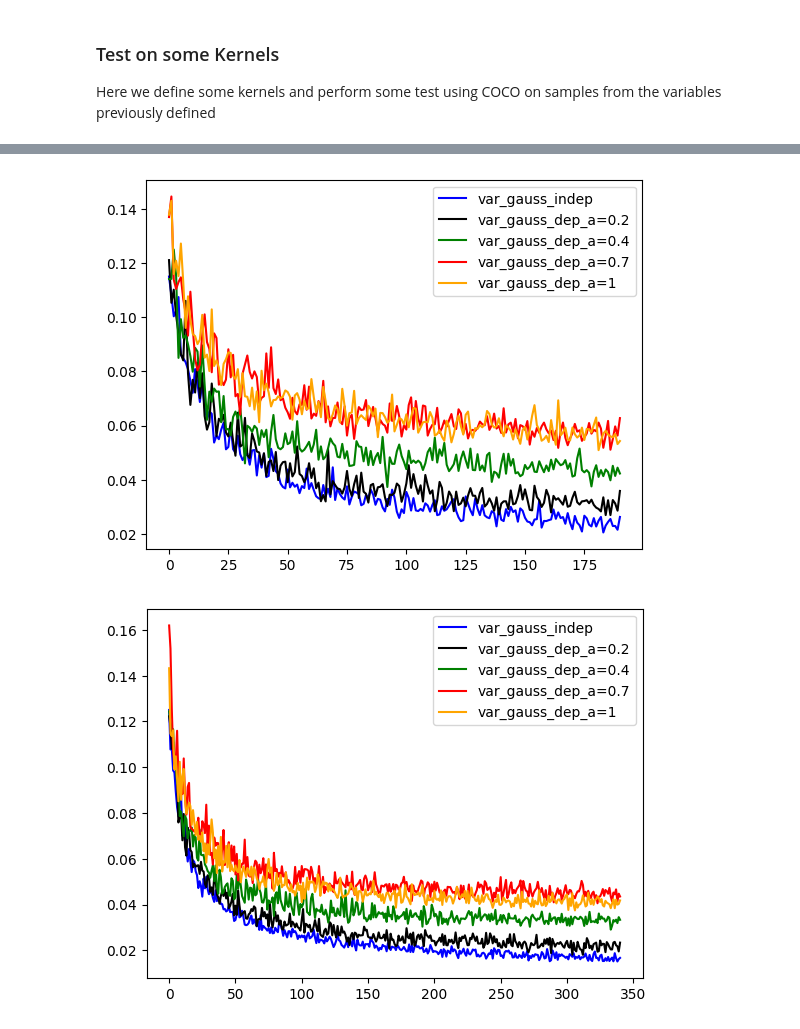
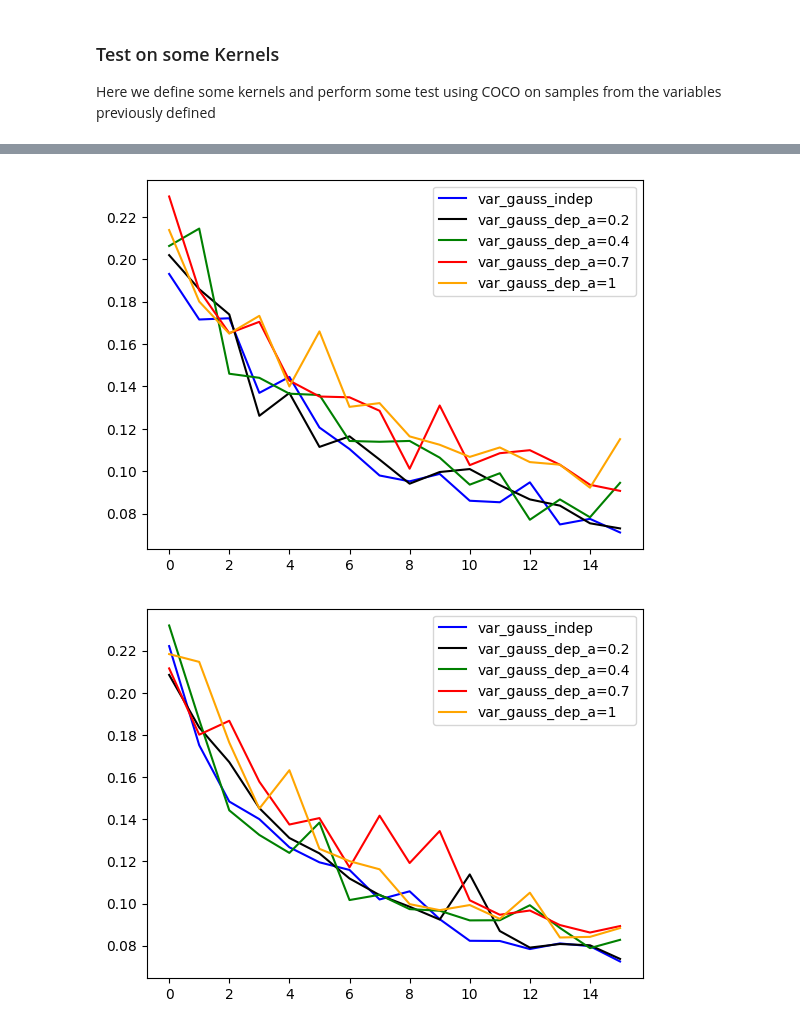
Before and after one commit to Noe-Bosc-Haddad/Gretton-independence-tests, a Jupyter notebook: test-notebooks/COCO_test.ipynb, the cells around one changed output, grey strips where cells are left out. Drawn from its saved outputs; the diff is of its cells as text; code cells hidden in the pictures.

```diff
--- a/test-notebooks/COCO_test.ipynb
+++ b/test-notebooks/COCO_test.ipynb
@@ -102,7 +102,7 @@ def HSIC(k:callable,l:callable,x:np.array,y:np.array):
 Here we define some kernels and perform some test using COCO on samples from the variables previously defined
 # %%
 
-def K_laplacian(x:np.array,y:np.array)->float:
+def K_laplacian(x:np.array,y:np.array,factor:float)->float:
     """This function returns the evaluation of the laplacian kernel on x and y
     Args:
         x : random variable vector
@@ -111,10 +111,13 @@ def K_laplacian(x:np.array,y:np.array)->float:
         k(x,y)
 
     """
-    factor = 1
-    return np.exp(-factor*np.linalg.norm(x-y,1))
 
-def K_gaussian(x:np.array,y:np.array)->float:
+    if type(x)==np.ndarray:
+        return np.exp(-factor*np.linalg.norm(x-y,1))
+    else:
+        return np.exp(-factor*(abs(x-y)))
+
+def K_gaussian(x:np.array,y:np.array,factor:float)->float:
     """This function returns the evaluation of the gaussian kernel on x and y
 
     Args:
@@ -123,11 +126,15 @@ def K_gaussian(x:np.array,y:np.array)->float:
     Returns:
         k(x,y)
     """
-    factor = 1
-    return np.exp(-factor*np.linalg.norm(x-y,2))
+
+    if type(x)==np.ndarray:
+        return np.exp(-factor*np.linalg.norm(x-y,2))
+    else:
+        return np.exp(-factor*((x-y)**2))
 # %%
-Kf = K_gaussian
-Kg = K_gaussian
+factor = 1
+Kf = lambda x,y : K_gaussian(x,y,factor)
+Kg = lambda x,y : K_gaussian(x,y,factor)
 x = X(10)
 y = X(10)
 COCO(Kf,Kg,x,y)
@@ -136,7 +143,7 @@ COCO(Kf,Kg,x,y)
 # %%
 import matplotlib.pyplot as plt
 from tqdm import tqdm
-m = 400
+m = 40
 a= 1
 start_point = 5
 res_indep = np.empty(m-start_point+1)
@@ -168,7 +175,7 @@ KeyboardInterrupt:
 # %%
 import matplotlib.pyplot as plt
 from tqdm import tqdm
-m = 200
+m = 20
 a= 0.2
 a1=0.4
 a2 = 0.7
@@ -213,11 +220,12 @@ plt.plot(res_dep3,color = "orange", label ="var_gauss_dep_a={}".format(a3))
 plt.legend()
 plt.show()
 # %% [output]
-[figure, old version]
+[figure, new version]
 # %%
-m = 350
-Kf = K_gaussian
-Kg = K_laplacian
+m = 20
+factor = 1
+Kf = lambda x,y : K_gaussian(x,y,factor)
+Kg = lambda x,y : K_laplacian(x,y,factor)
 
 import matplotlib.pyplot as plt
 from tqdm import tqdm
@@ -237,33 +245,33 @@ cov[1][2] =  0.25
 cov[2][1] =  0.25
 cov[2][3] =  0.75
 cov[3][2] =  0.75
 mean = np.array([0.5,1,0.6,0])
 
-for i in tqdm(range(5,m+1)):
+for i in tqdm(range(start_point,m+1)):
     x = X(i,cov,mean)
     y = X(i,cov,mean)
     res_indep[i-start_point] = COCO(Kf,Kg,x,y)
     x2 = X(i,cov,mean)
     y2 = a*x2 +(1-a)*X(i,cov,mean)
     res_dep[i-start_point] = COCO(Kf,Kg,x2,y2)
     x3 = X(i,cov,mean)
     y3 = a1*x3 +(1-a1)*X(i,cov,mean)
     res_dep1[i-start_point] = COCO(Kf,Kg,x3,y3)
     x4 = X(i,cov,mean)
     y4 = a2*x4 +(1-a2)*X(i,cov,mean)
     res_dep2[i-start_point] = COCO(Kf,Kg,x4,y4)
     x5 = X(i,cov,mean)
     y5 = a3*x5 +(1-a3)*X(i,cov,mean)
     res_dep3[i-start_point] = COCO(Kf,Kg,x5,y5)
 
 
 plt.plot(res_indep,color = "blue", label ="var_gauss_indep")
 plt.plot(res_dep,color = "black", label ="var_gauss_dep_a={}".format(a))
 plt.plot(res_dep1,color = "green", label ="var_gauss_dep_a={}".format(a1))
 plt.plot(res_dep2,color = "red", label ="var_gauss_dep_a={}".format(a2))
 plt.plot(res_dep3,color = "orange", label ="var_gauss_dep_a={}".format(a3))
 plt.legend()
 plt.show()
 # %% [output]
-[figure, old version]
+[figure, new version]
 # %%
```
Also changed, not shown: parts of 13 cells of this notebook.
